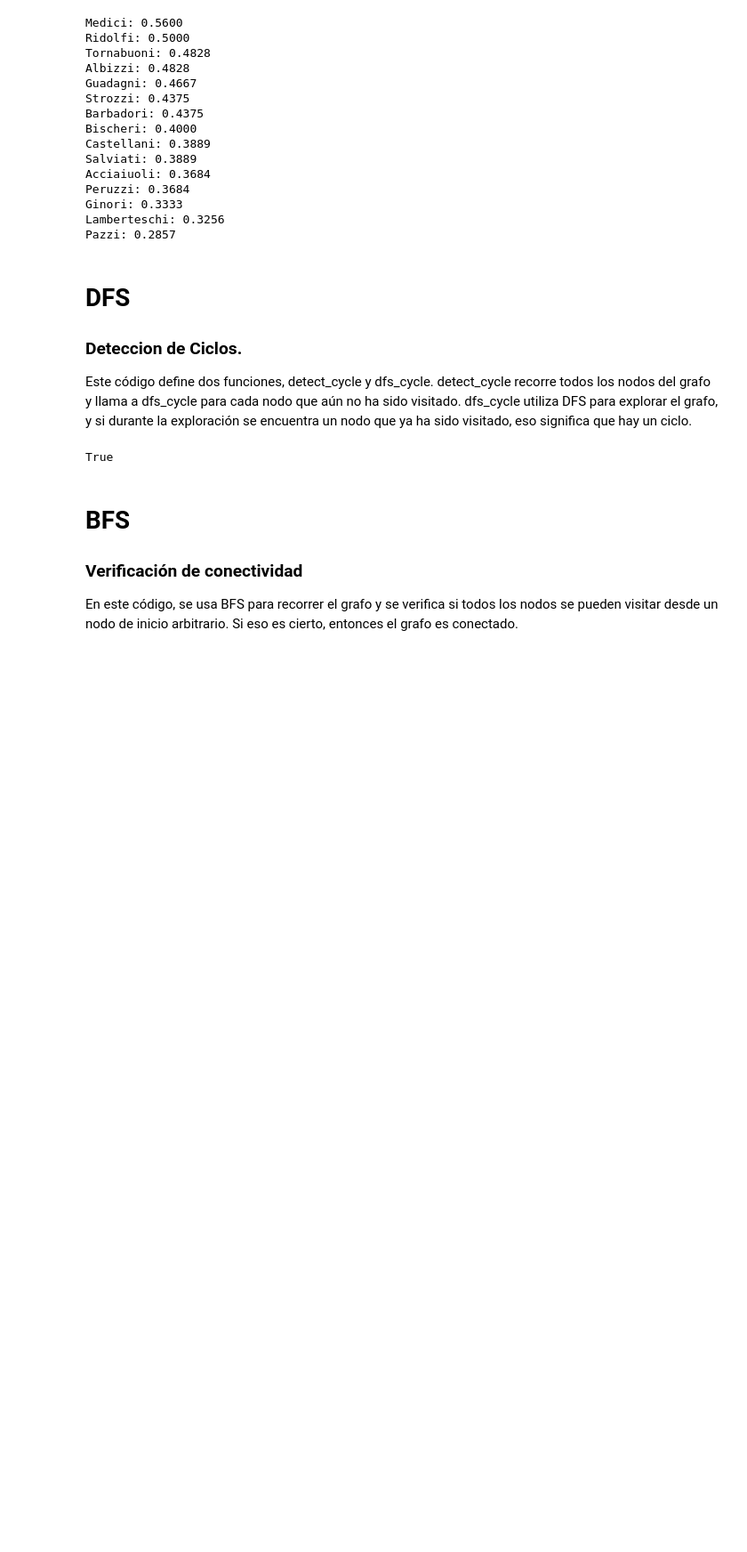
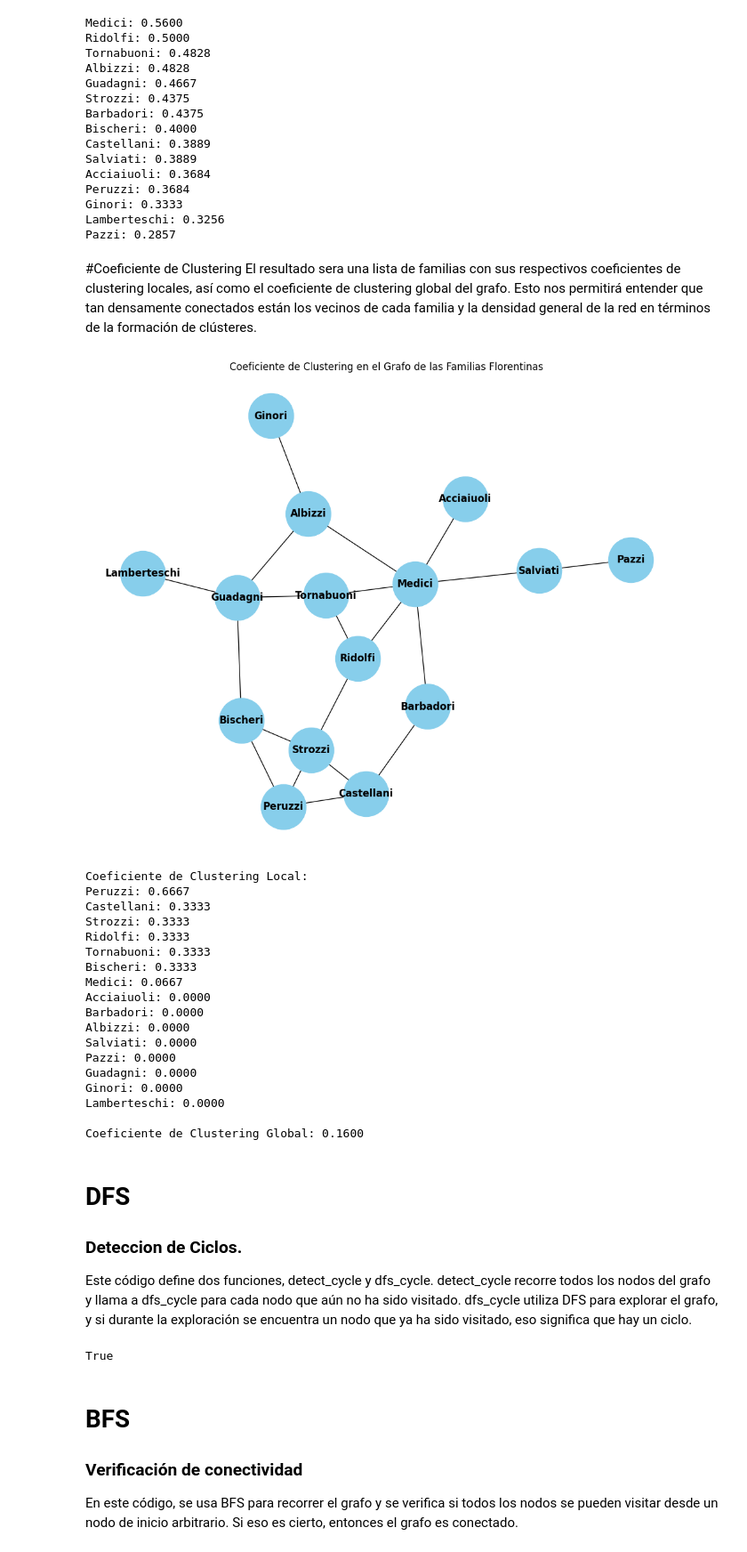
Before and after one commit to sharop/TallerGrafos24, a Jupyter notebook: Clase_2_Grafos.ipynb, the cells around one changed output. Shown at 89% size. Saved outputs shown, nothing was run; the diff lists cells and outputs as text; code cells hidden in the pictures; blank space fills up the shorter version.

```diff
--- a/Clase_2_Grafos.ipynb
+++ b/Clase_2_Grafos.ipynb
@@ -313,6 +319,52 @@ Peruzzi: 0.3684
 Ginori: 0.3333
 Lamberteschi: 0.3256
 Pazzi: 0.2857
+# %% [markdown]
+#Coeficiente de Clustering
+El resultado sera una lista de familias con sus respectivos coeficientes de clustering locales, así como el coeficiente de clustering global del grafo. Esto nos permitirá entender que tan densamente conectados están los vecinos de cada familia y la densidad general de la red en términos de la formación de clústeres.
+# %%
+
+# Calcular el coeficiente de clustering local para cada nodo
+clustering_coefficient_local = nx.clustering(G)
+
+# Calcular el coeficiente de clustering global
+clustering_coefficient_global = nx.average_clustering(G)
+
+# Visualización del grafo con coeficiente de clustering
+pos = nx.spring_layout(G)
+plt.figure(figsize=(10, 8))
+nx.draw(G, pos, with_labels=True, node_size=3000, node_color="skyblue", font_size=12, font_color="black", font_weight="bold")
+plt.title("Coeficiente de Clustering en el Grafo de las Familias Florentinas")
+plt.show()
+
+sorted_clustering_coefficient_local = dict(sorted(clustering_coefficient_local.items(), key=lambda item: item[1], reverse=True))
+
+# Mostrar el coeficiente de clustering local y global
+print("Coeficiente de Clustering Local:")
+for family, clustering in sorted_clustering_coefficient_local.items():
+    print(f"{family}: {clustering:.4f}")
+
+print(f"\nCoeficiente de Clustering Global: {clustering_coefficient_global:.4f}")
+# %% [output]
+[figure, added]
+Coeficiente de Clustering Local:
+Peruzzi: 0.6667
+Castellani: 0.3333
+Strozzi: 0.3333
+Ridolfi: 0.3333
+Tornabuoni: 0.3333
+Bischeri: 0.3333
+Medici: 0.0667
+Acciaiuoli: 0.0000
+Barbadori: 0.0000
+Albizzi: 0.0000
+Salviati: 0.0000
+Pazzi: 0.0000
+Guadagni: 0.0000
+Ginori: 0.0000
+Lamberteschi: 0.0000
+
+Coeficiente de Clustering Global: 0.1600
 # %% [markdown]
 # DFS
 ### Deteccion de Ciclos.
```
Also changed, not shown: parts of 5 cells of this notebook.
